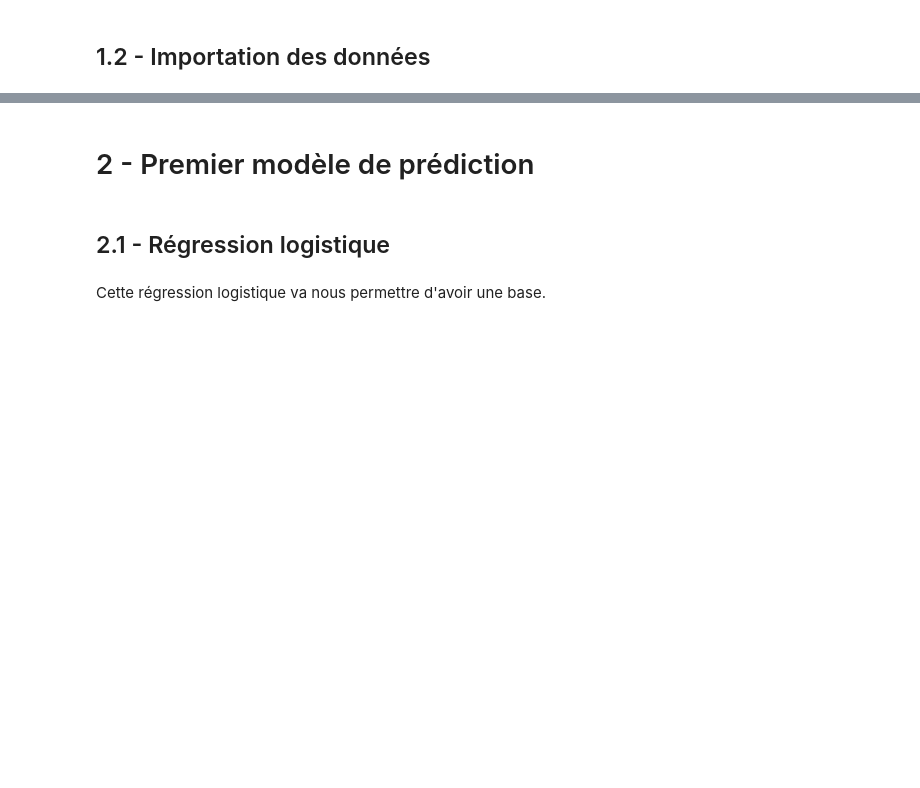
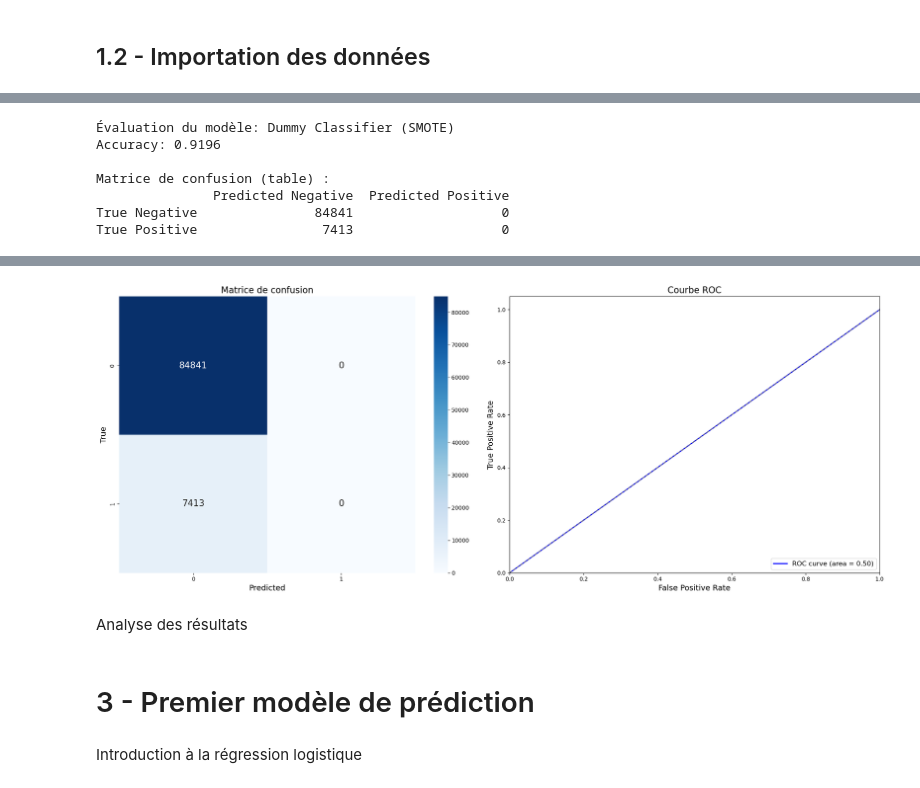
Before and after one commit to GaryMauger/P7_implementer_modele_scoring, a Jupyter notebook: Projet_7_2.ipynb, the cells around one changed output, grey strips where cells are left out. Drawn from its saved outputs; the diff is of its cells as text; code cells hidden in the pictures; blank space fills up the shorter version.

```diff
--- a/Projet_7_2.ipynb
+++ b/Projet_7_2.ipynb
@@ -42,5 +50,5 @@ start = time.time()
 ## 1.2 - Importation des données
 # %%
 # Initialiser MLFlow
-mlflow.set_experiment("Home Credit Default Risk - Modelisation")
+mlflow.set_experiment("Home Credit Default Risk - Modelisation 3")
 # %% [output]
@@ -86,0 +226,3 @@ X_train.head()
+# %%
+# Séparer l'ensemble d'entraînement en un ensemble d'entraînement et un ensemble de validation
+X_train_split, X_val, y_train_split, y_val = train_test_split(X_train, y_train, test_size=0.3, random_state=42)
@@ -86,0 +331,12 @@ X_train.head()
+# %%
+# Avant SMOTE
+print("Répartition des classes avant SMOTE :")
+print(pd.Series(y_train_split).value_counts())
+
+# Application de SMOTE
+smote = SMOTE(random_state=42)
+X_train_split_smote, y_train_split_smote = smote.fit_resample(X_train_split, y_train_split)
+
+# Après SMOTE
+print("\nRépartition des classes après SMOTE :")
+print(pd.Series(y_train_split_smote).value_counts())
@@ -86,0 +407,13 @@ X_train.head()
+# %%
+# Évaluer chaque modèle
+for model_name, model in models.items():
+    print(f"Évaluation du modèle: {model_name}")
+    evaluate_model(model, X_train_split_smote, y_train_split_smote, X_val, y_val, model_name)
+# %% [output]
+Évaluation du modèle: Dummy Classifier (SMOTE)
+Accuracy: 0.9196
+
+Matrice de confusion (table) :
+               Predicted Negative  Predicted Positive
+True Negative               84841                   0
+True Positive                7413                   0
@@ -87,6 +421,7 @@ X_train.head()
+[figure, added]
+# %% [markdown]
+Analyse des résultats
 # %% [markdown]
-# 2 - Premier modèle de prédiction
+# 3 - Premier modèle de prédiction
-# %% [markdown]
-## 2.1 - Régression logistique
 # %% [markdown]
-Cette régression logistique va nous permettre d'avoir une base.
+Introduction à la régression logistique
```
Also changed, not shown: parts of 52 cells of this notebook, 1 other file.
